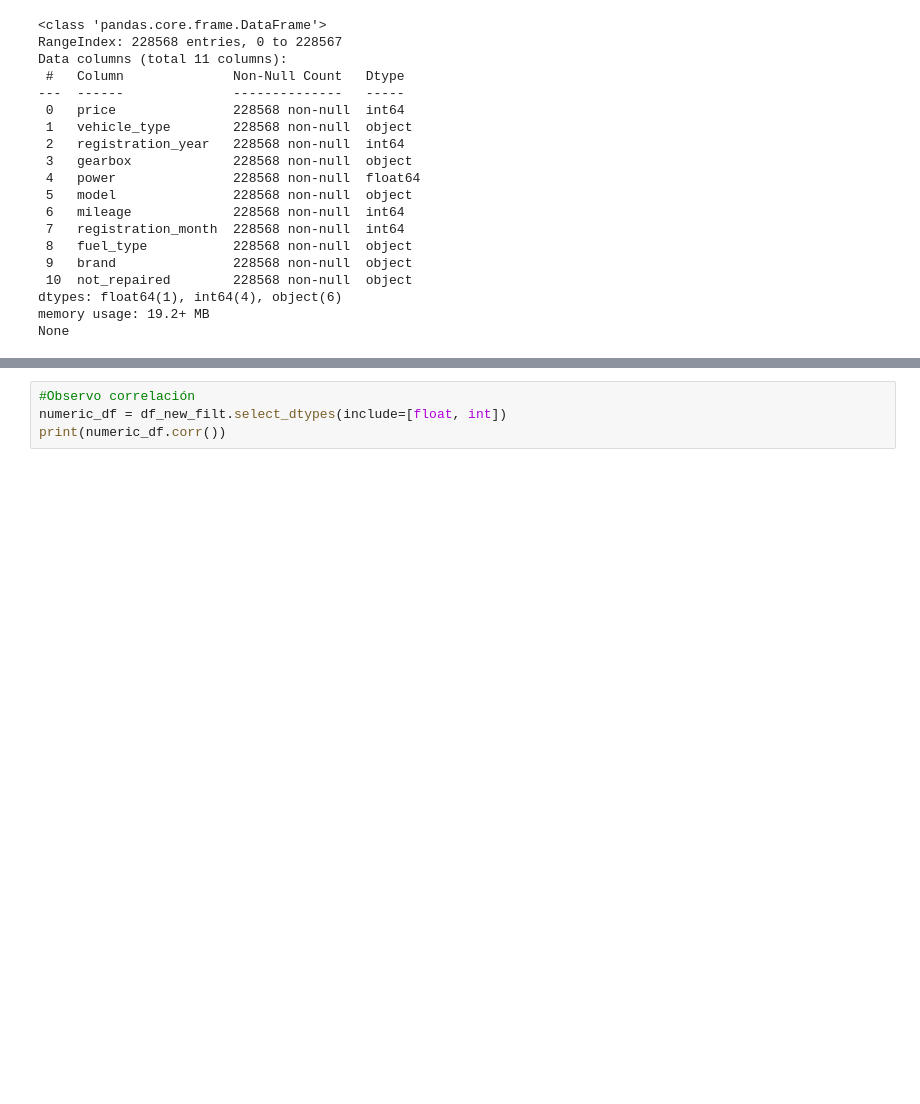
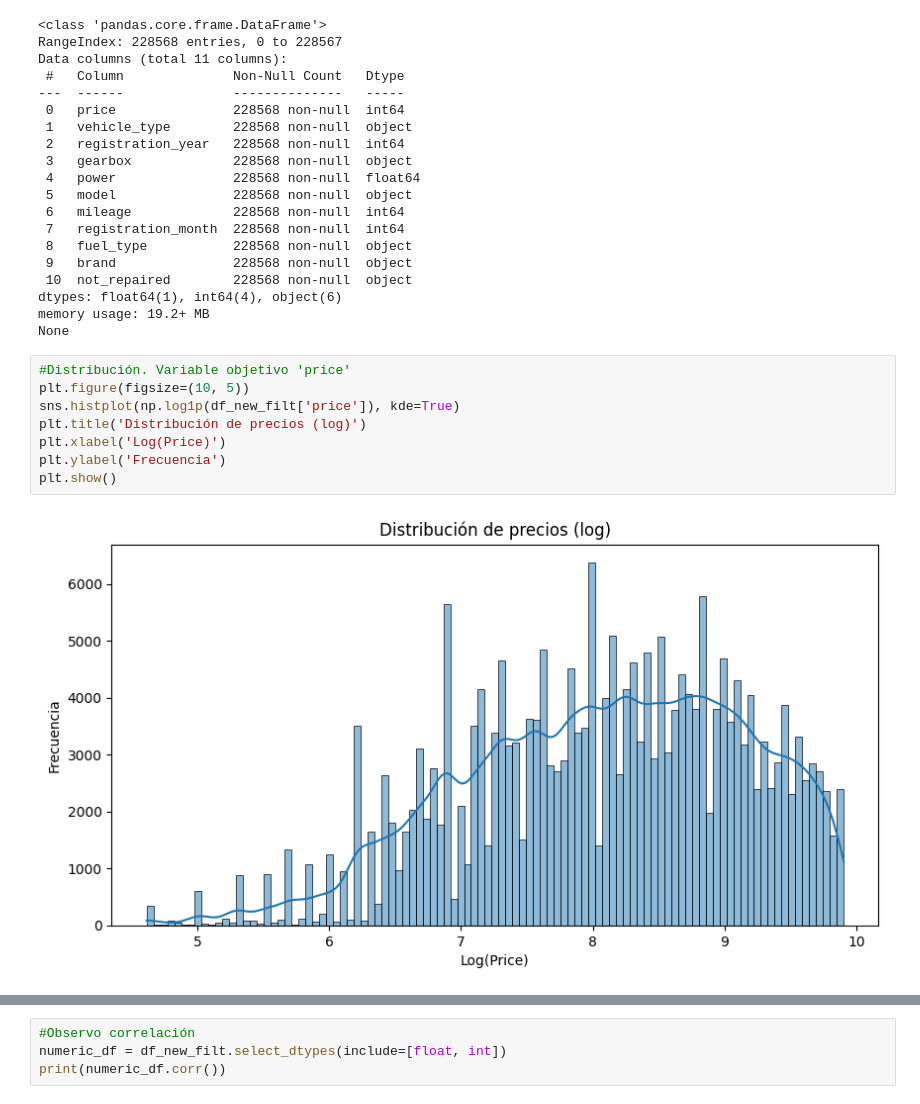
Before and after one commit to NickGuaramato/car_sales_RustyBargain, a Jupyter notebook: car_sales_RustyBargain.ipynb, the cells around one changed output, grey strips where cells are left out. Cells and saved outputs as stored; diff of their text form; blank space fills up the shorter version.

```diff
--- a/car_sales_RustyBargain.ipynb
+++ b/car_sales_RustyBargain.ipynb
@@ -566,3 +599,13 @@ Data columns (total 11 columns):
 dtypes: float64(1), int64(4), object(6)
 memory usage: 19.2+ MB
 None
+# %%
+#Distribución. Variable objetivo 'price'
+plt.figure(figsize=(10, 5))
+sns.histplot(np.log1p(df_new_filt['price']), kde=True)
+plt.title('Distribución de precios (log)')
+plt.xlabel('Log(Price)')
+plt.ylabel('Frecuencia')
+plt.show()
+# %% [output]
+[figure, added]
```
Also changed, not shown: parts of 20 cells of this notebook, 10 other files.
